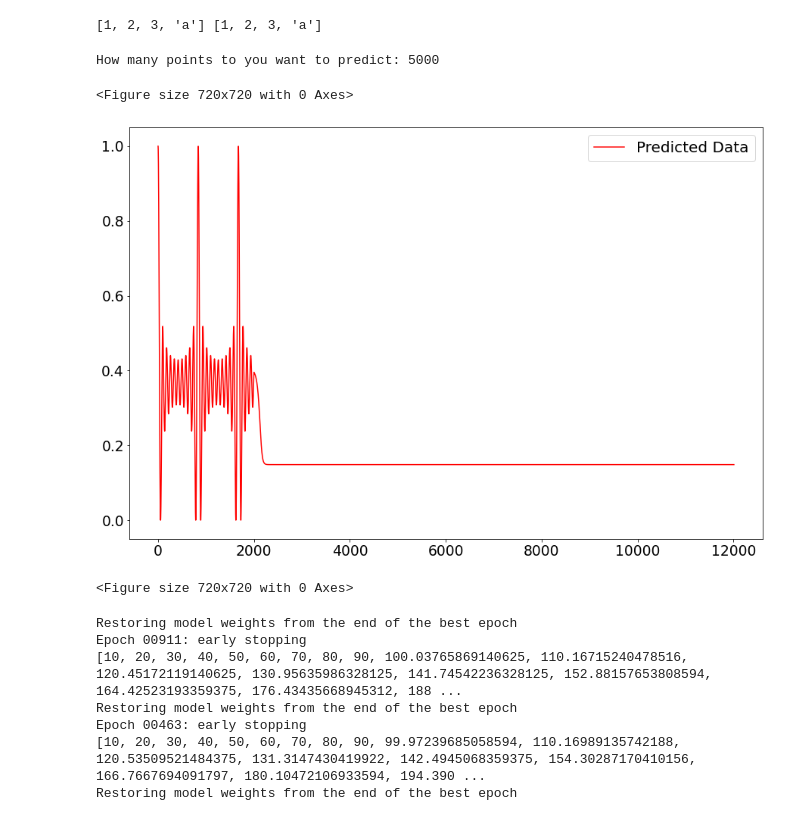
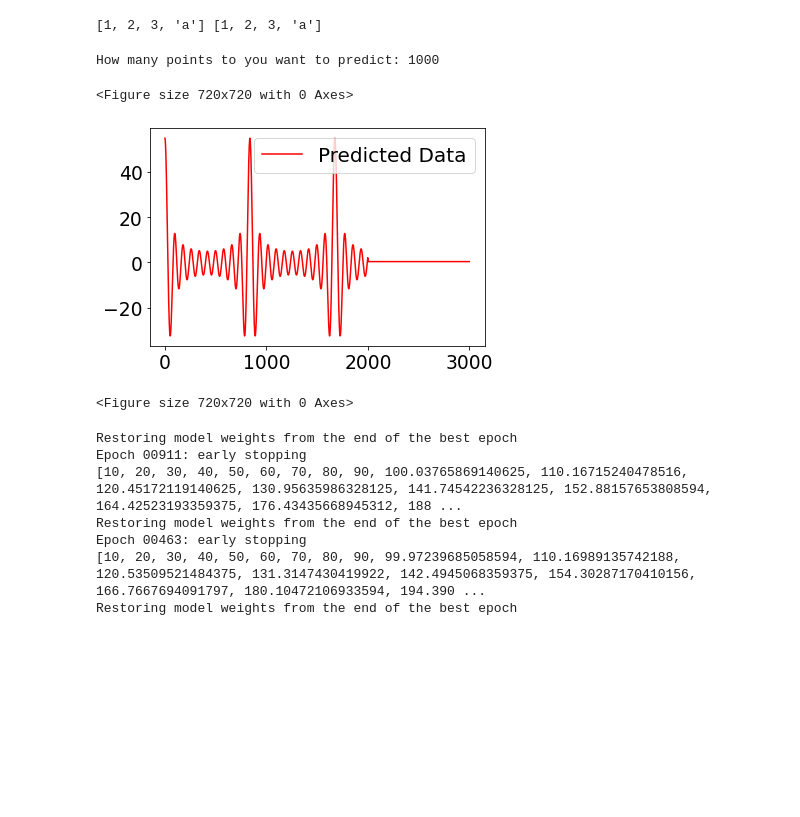
Before and after one commit to RitvikPrabhu/Machine-Learning, a Jupyter notebook: Neural_Networks_function_prediction_.ipynb, the cells around one changed output. Drawn from its saved outputs; the diff is of its cells as text; code cells hidden in the pictures; blank space fills up the shorter version.

```diff
--- a/Neural_Networks_function_prediction_.ipynb
+++ b/Neural_Networks_function_prediction_.ipynb
@@ -702,28 +704,26 @@ print(x, y)
 # %% [output]
 [1, 2, 3, 'a'] [1, 2, 3, 'a']
 # %%
-datalist = Y[-1].copy()
+datalist = Y.copy()
 num_pred = input("How many points to you want to predict: ")
 scaler = MinMaxScaler(feature_range=(0,1))
 for i in range(int(num_pred)):
-  if i == 0:
-    datalist = datalist.reshape(datalist.size,1)
-    datalist = scaler.fit_transform(dataset)
-  else:
-    dataset = datalist.reshape(datalist.size, 1)
-    dataset = scaler.fit_transform(dataset)
+
+  dataset = datalist.reshape(datalist.size, 1)
+  dataset = scaler.fit_transform(dataset)
+  #print(dataset[-1])
   result = model.predict(dataset[-1].reshape(dataset[-1].size,1,1))
   #print(final)
   #final = float(final)
   datalist = np.append(datalist, result)
 
 plt.plot(datalist, label = 'Predicted Data', c = 'r')
 plt.legend()
 plt.figure(figsize=(10,10))
 # %% [output]
-How many points to you want to predict: 5000
+How many points to you want to predict: 1000
 <Figure size 720x720 with 0 Axes>
-[figure, old version]
+[figure, new version]
 <Figure size 720x720 with 0 Axes>
 # %%
 size = 8
```
Also changed, not shown: parts of 2 cells of this notebook.
